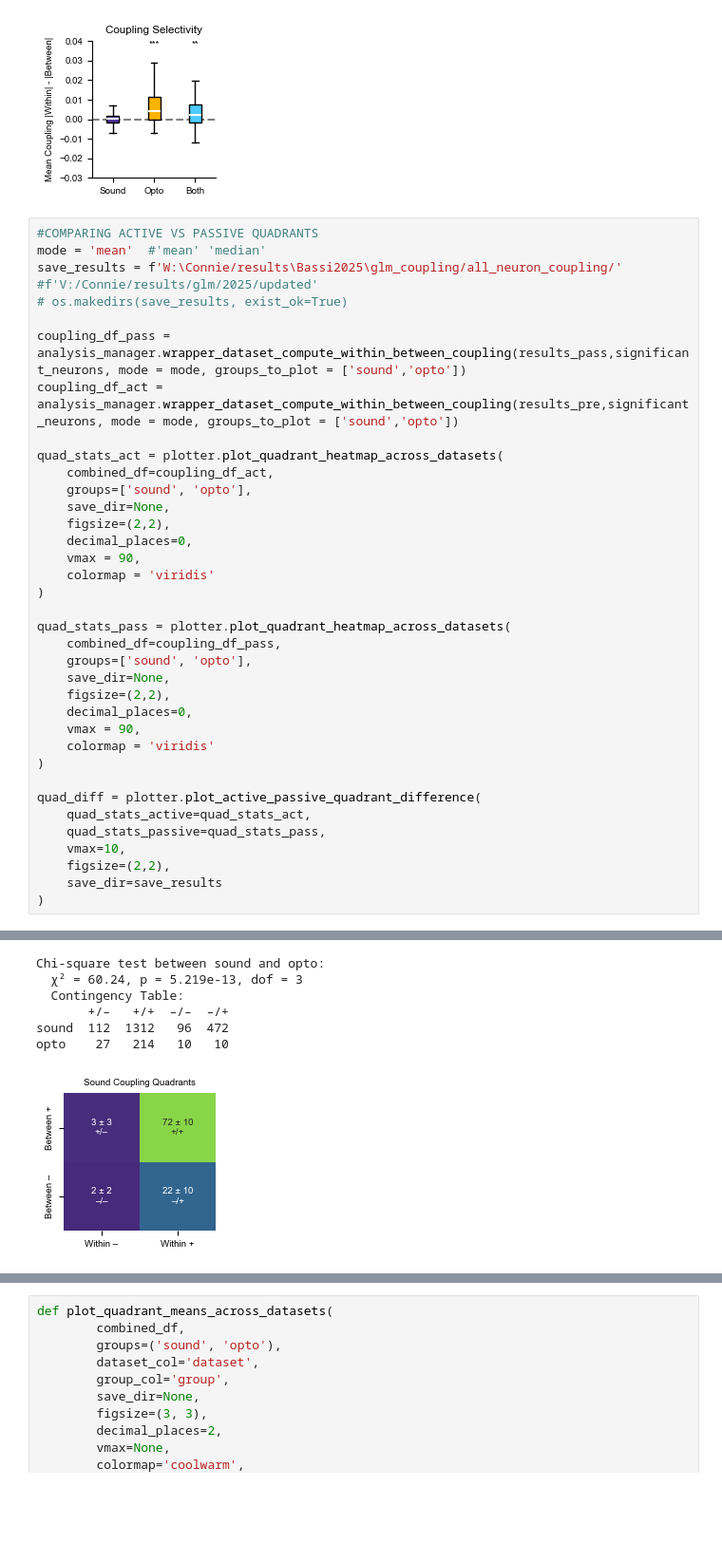
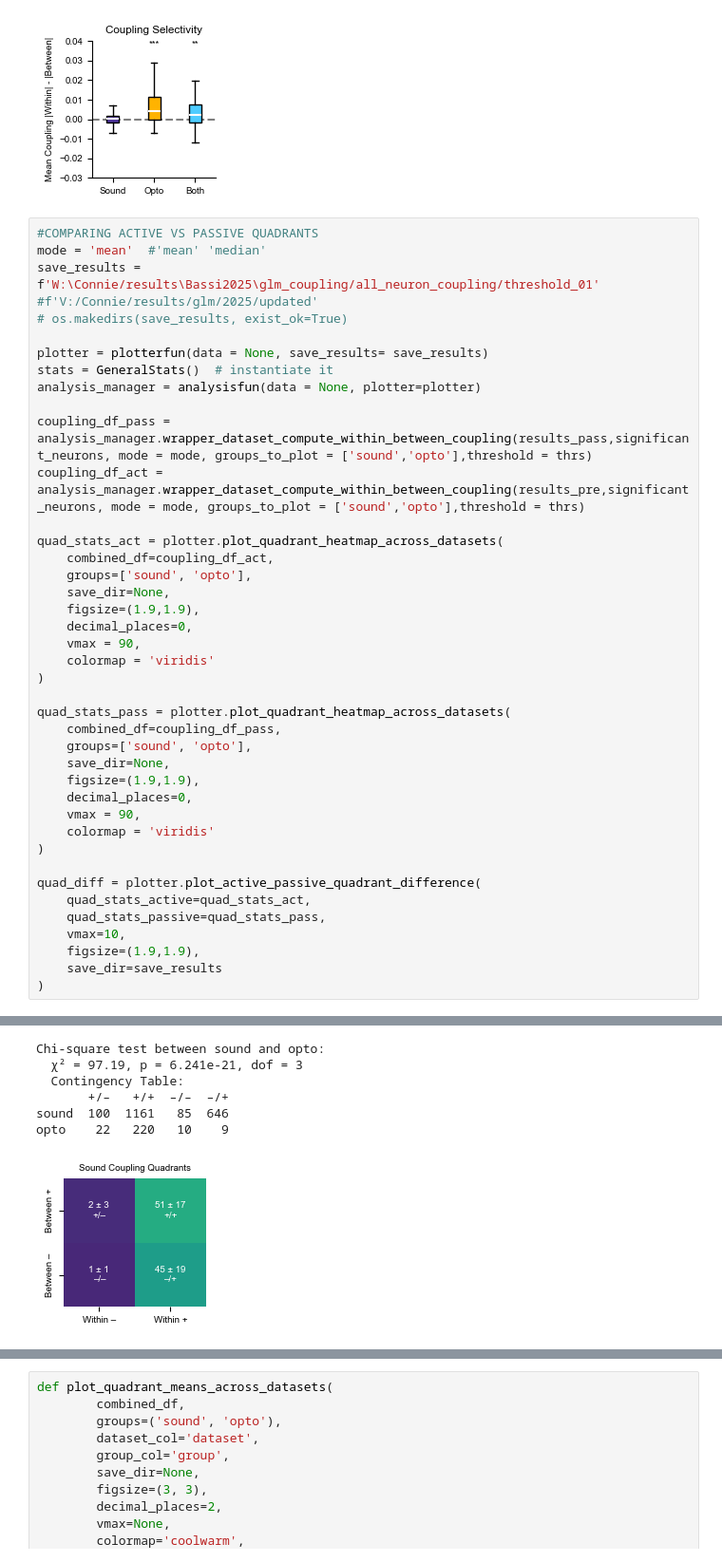
Before and after one commit to constanzabassi/GLM-analysis, a Jupyter notebook: notebooks/run_glm_encoding_analysis_all_neurons_coupling.ipynb, the cells around one changed output, grey strips where cells are left out. Shown at 95% size. Drawn from its saved outputs; the diff is of its cells as text; blank space fills up the shorter version.

Commit message:
updates to all neuron

```diff
--- a/notebooks/run_glm_encoding_analysis_all_neurons_coupling.ipynb
+++ b/notebooks/run_glm_encoding_analysis_all_neurons_coupling.ipynb
@@ -222,17 +594,21 @@ Saving stats to W:\Connie/results\Bassi2025\glm_coupling/all_neuron_coupling/pas
 # %%
 #COMPARING ACTIVE VS PASSIVE QUADRANTS
 mode = 'mean'  #'mean' 'median'
-save_results = f'W:\Connie/results\Bassi2025\glm_coupling/all_neuron_coupling/' #f'V:/Connie/results/glm/2025/updated'
+save_results = f'W:\Connie/results\Bassi2025\glm_coupling/all_neuron_coupling/threshold_01' #f'V:/Connie/results/glm/2025/updated'
 # os.makedirs(save_results, exist_ok=True)
 
-coupling_df_pass = analysis_manager.wrapper_dataset_compute_within_between_coupling(results_pass,significant_neurons, mode = mode, groups_to_plot = ['sound','opto'])
-coupling_df_act = analysis_manager.wrapper_dataset_compute_within_between_coupling(results_pre,significant_neurons, mode = mode, groups_to_plot = ['sound','opto'])
+plotter = plotterfun(data = None, save_results= save_results)
+stats = GeneralStats()  # instantiate it
+analysis_manager = analysisfun(data = None, plotter=plotter)
+
+coupling_df_pass = analysis_manager.wrapper_dataset_compute_within_between_coupling(results_pass,significant_neurons, mode = mode, groups_to_plot = ['sound','opto'],threshold = thrs)
+coupling_df_act = analysis_manager.wrapper_dataset_compute_within_between_coupling(results_pre,significant_neurons, mode = mode, groups_to_plot = ['sound','opto'],threshold = thrs)
 
 quad_stats_act = plotter.plot_quadrant_heatmap_across_datasets(
     combined_df=coupling_df_act,
     groups=['sound', 'opto'],
     save_dir=None,
-    figsize=(2,2),
+    figsize=(1.9,1.9),
     decimal_places=0,
     vmax = 90,
     colormap = 'viridis'
@@ -242,7 +618,7 @@ quad_stats_pass = plotter.plot_quadrant_heatmap_across_datasets(
     combined_df=coupling_df_pass,
     groups=['sound', 'opto'],
     save_dir=None,
-    figsize=(2,2),
+    figsize=(1.9,1.9),
     decimal_places=0,
     vmax = 90,
     colormap = 'viridis'
@@ -252,7 +628,7 @@ quad_diff = plotter.plot_active_passive_quadrant_difference(
     quad_stats_active=quad_stats_act,
     quad_stats_passive=quad_stats_pass,
     vmax=10,
-    figsize=(2,2),
+    figsize=(1.9,1.9),
     save_dir=save_results
 )
 # %% [output]
@@ -261,7 +637,7 @@ quad_diff = plotter.plot_active_passive_quadrant_difference(
 Chi-square test between sound and opto:
-  χ² = 60.24, p = 5.219e-13, dof = 3
+  χ² = 97.19, p = 6.241e-21, dof = 3
   Contingency Table:
        +/–   +/+  –/–  –/+
-sound  112  1312   96  472
-opto    27   214   10   10
+sound  100  1161   85  646
+opto    22   220   10    9
-[figure, old version]
+[figure, new version]
```
Also changed, not shown: parts of 10 cells of this notebook, 4 other files.
